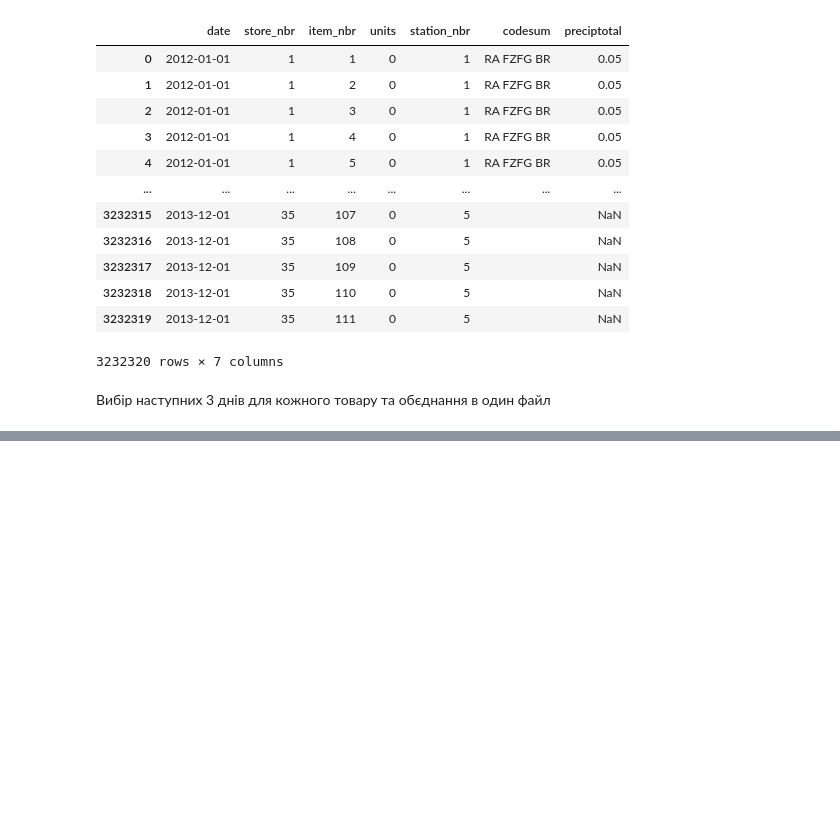
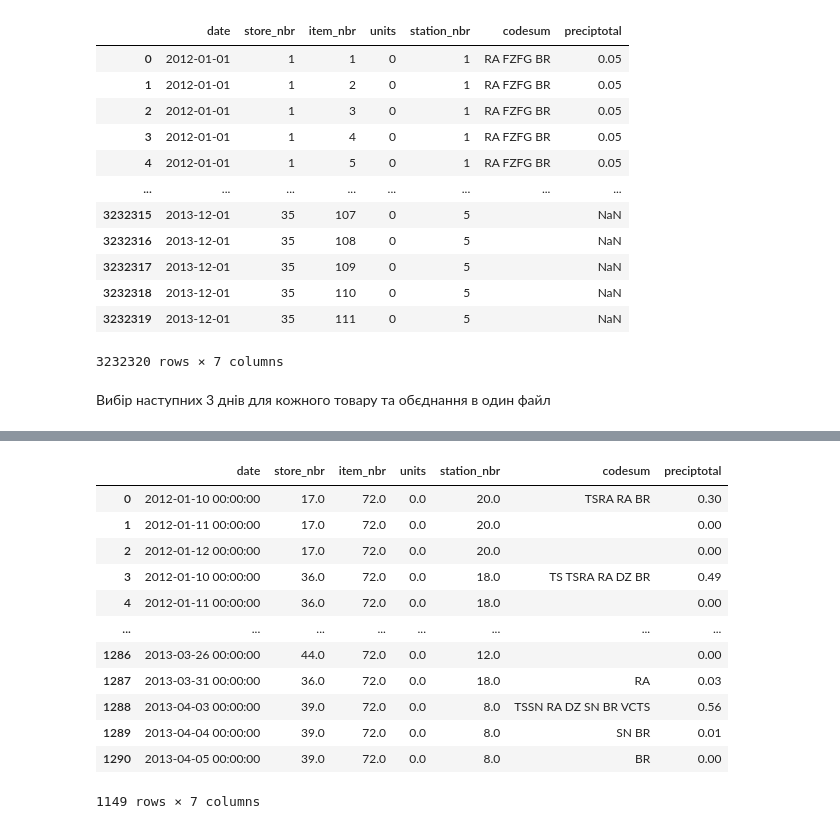
Before and after one commit to Zhenya72/GroupProject, a Jupyter notebook: Group_analysis.ipynb, the cells around one changed output, grey strips where cells are left out. Saved outputs shown, nothing was run; the diff lists cells and outputs as text; code cells hidden in the pictures; blank space fills up the shorter version.

```diff
--- a/Group_analysis.ipynb
+++ b/Group_analysis.ipynb
@@ -373,0 +421,14 @@ plt.show()
+# %%
+# вибіраємо наступні 3 дні після снігу чи дощу
+train_existing_df = pd.DataFrame({'date': [], 'store_nbr': [], 'item_nbr':[],'units': [], 'station_nbr': [], 'codesum':[], 'preciptotal':[]})
+
+for i in range(len(train_poor_weather)):
+    print(i)
+    train_d1=train_selected_data[(train_selected_data['date'] == train_poor_weather['date'].iloc[i] + pd.DateOffset(days=1)) & (train_selected_data['store_nbr'] == train_poor_weather['store_nbr'].iloc[i])]
+    train_existing_df= pd.concat([train_existing_df, train_d1], ignore_index=True)
+
+    train_d2=train_selected_data[(train_selected_data['date'] == train_poor_weather['date'].iloc[i] + pd.DateOffset(days=2)) & (train_selected_data['store_nbr'] == train_poor_weather['store_nbr'].iloc[i])]
+    train_existing_df = pd.concat([train_existing_df, train_d2], ignore_index=True)
+
+    train_d3=train_selected_data[(train_selected_data['date'] == train_poor_weather['date'].iloc[i] + pd.DateOffset(days=3)) & (train_selected_data['store_nbr'] == train_poor_weather['store_nbr'].iloc[i])]
+    train_existing_df = pd.concat([train_existing_df, train_d3], ignore_index=True)
@@ -373,0 +485,21 @@ plt.show()
+# %%
+# видаляєм однакові дані
+train_existing_df = train_existing_df.drop_duplicates()
+
+test_existing_df = test_existing_df.drop_duplicates()
+
+train_existing_df
+# %% [output]
+|  | date | store_nbr | item_nbr | units | station_nbr | codesum | preciptotal |
+| 0 | 2012-01-10 00:00:00 | 17.0 | 72.0 | 0.0 | 20.0 | TSRA RA BR | 0.30 |
+| 1 | 2012-01-11 00:00:00 | 17.0 | 72.0 | 0.0 | 20.0 |  | 0.00 |
+| 2 | 2012-01-12 00:00:00 | 17.0 | 72.0 | 0.0 | 20.0 |  | 0.00 |
+| 3 | 2012-01-10 00:00:00 | 36.0 | 72.0 | 0.0 | 18.0 | TS TSRA RA DZ BR | 0.49 |
+| 4 | 2012-01-11 00:00:00 | 36.0 | 72.0 | 0.0 | 18.0 |  | 0.00 |
+| ... | ... | ... | ... | ... | ... | ... | ... |
+| 1286 | 2013-03-26 00:00:00 | 44.0 | 72.0 | 0.0 | 12.0 |  | 0.00 |
+| 1287 | 2013-03-31 00:00:00 | 36.0 | 72.0 | 0.0 | 18.0 | RA | 0.03 |
+| 1288 | 2013-04-03 00:00:00 | 39.0 | 72.0 | 0.0 | 8.0 | TSSN RA DZ SN BR VCTS | 0.56 |
+| 1289 | 2013-04-04 00:00:00 | 39.0 | 72.0 | 0.0 | 8.0 | SN BR | 0.01 |
+| 1290 | 2013-04-05 00:00:00 | 39.0 | 72.0 | 0.0 | 8.0 | BR | 0.00 |
+1149 rows × 7 columns
```
Also changed, not shown: parts of 8 cells of this notebook.
